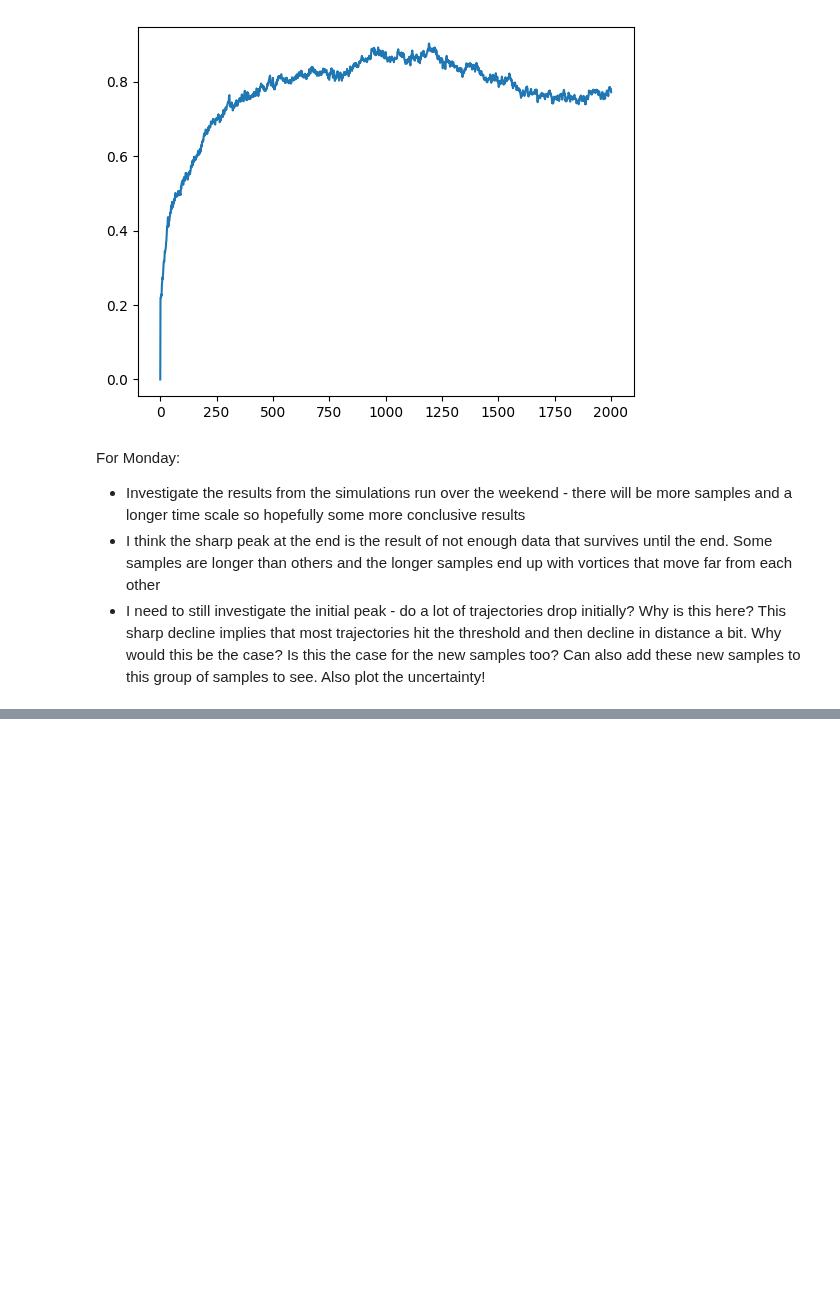
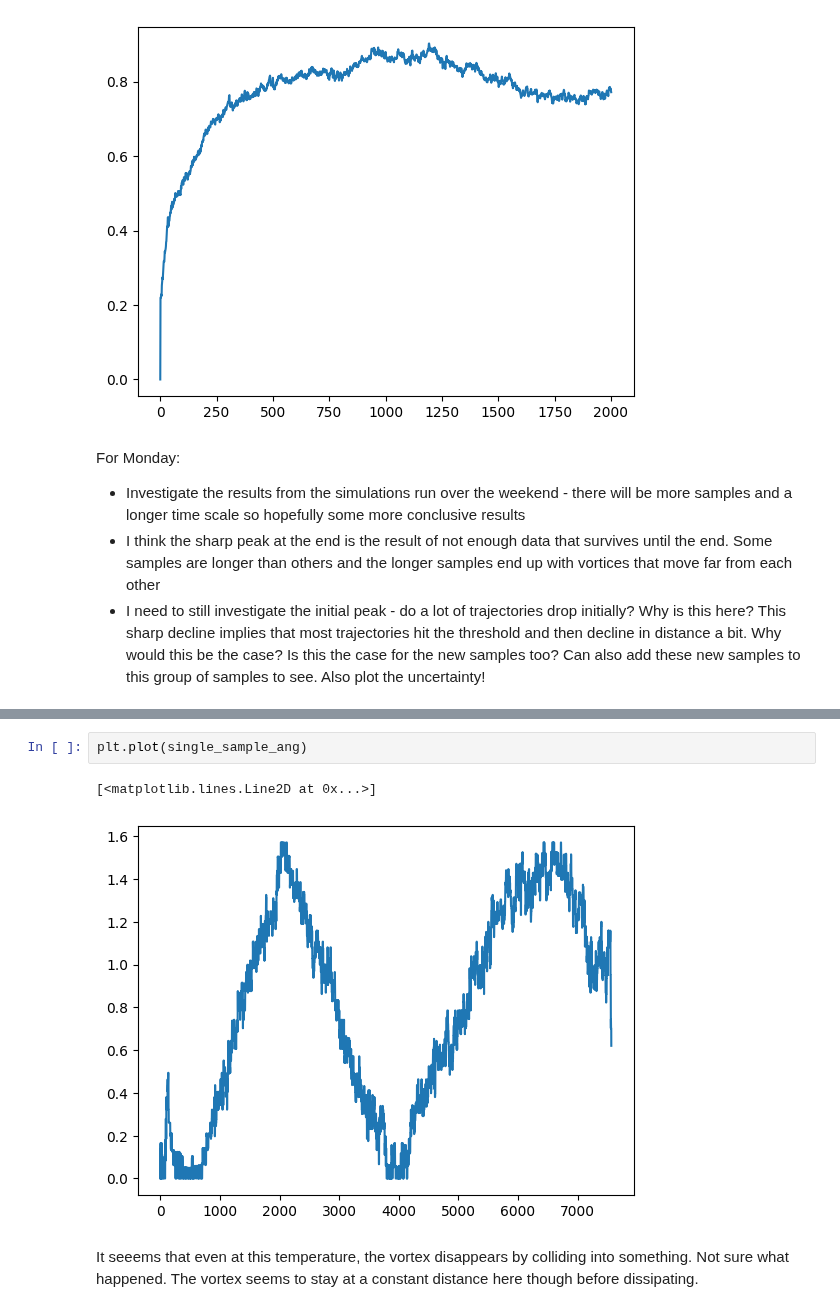
Before and after one commit to easuit24/BECs2, a Jupyter notebook: temperaturepostprocessing.ipynb, the cells around one changed output, grey strips where cells are left out. Saved outputs shown, nothing was run; the diff lists cells and outputs as text; blank space fills up the shorter version.

```diff
--- a/temperaturepostprocessing.ipynb
+++ b/temperaturepostprocessing.ipynb
@@ -240,0 +260,7 @@ For Monday:
+# %%
+plt.plot(single_sample_ang)
+# %% [output]
+[<matplotlib.lines.Line2D at 0x...>]
+[figure, added]
+# %% [markdown]
+It seeems that even at this temperature, the vortex disappears by colliding into something. Not sure what happened. The vortex seems to stay at a constant distance here though before dissipating.
```
Also changed, not shown: parts of 14 cells of this notebook, 2 other files.
